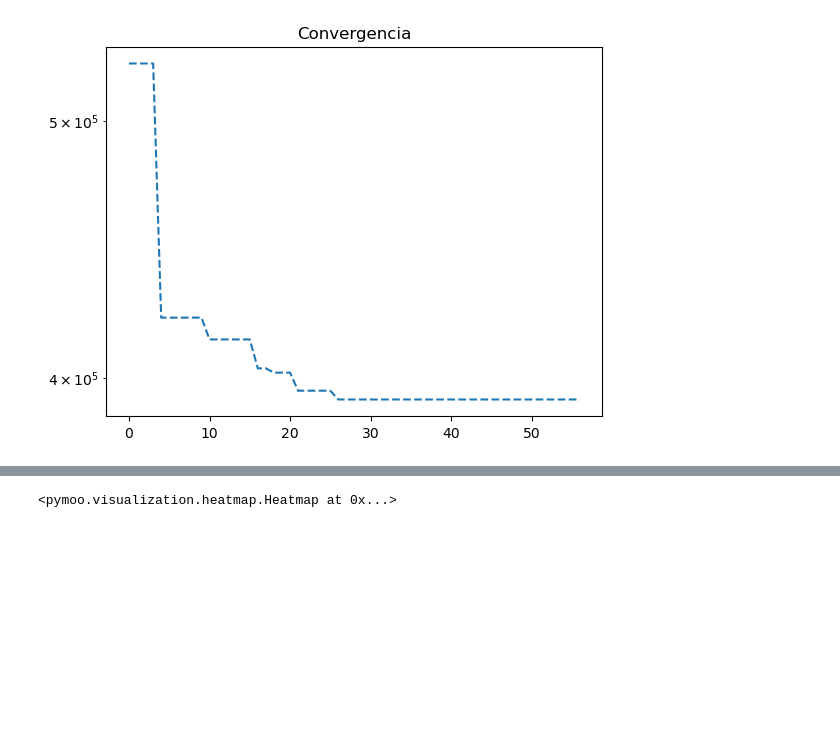
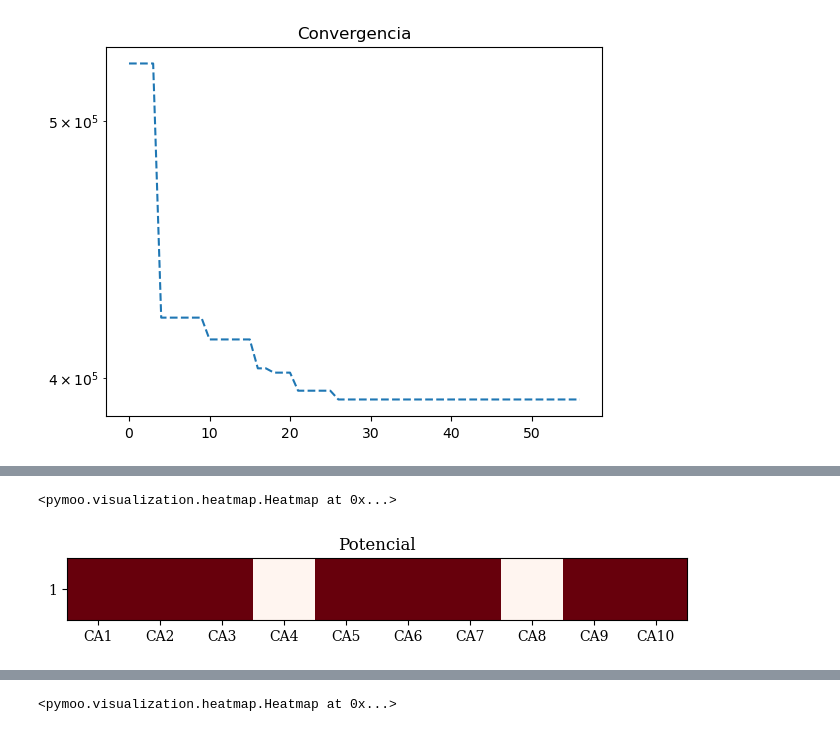
Before and after one commit to jefftorres/cheese, a Jupyter notebook: Queso.ipynb, the cells around one changed output, grey strips where cells are left out. Saved outputs shown, nothing was run; the diff lists cells and outputs as text; code cells hidden in the pictures; blank space fills up the shorter version.

```diff
--- a/Queso.ipynb
+++ b/Queso.ipynb
@@ -589,0 +592,11 @@ heatmap.show()
+# %%
+ca_potencial_norm = ca_potencial / cap_potencial
+heatmap = Heatmap(bounds=(0, 1),
+                  title='Potencial',
+                  cmap='Reds',
+                  labels=labels.values.tolist())
+heatmap.add(ca_potencial_norm)
+heatmap.show()
+# %% [output]
+<pymoo.visualization.heatmap.Heatmap at 0x...>
+[figure, added]
```
Also changed, not shown: parts of 14 cells of this notebook.
